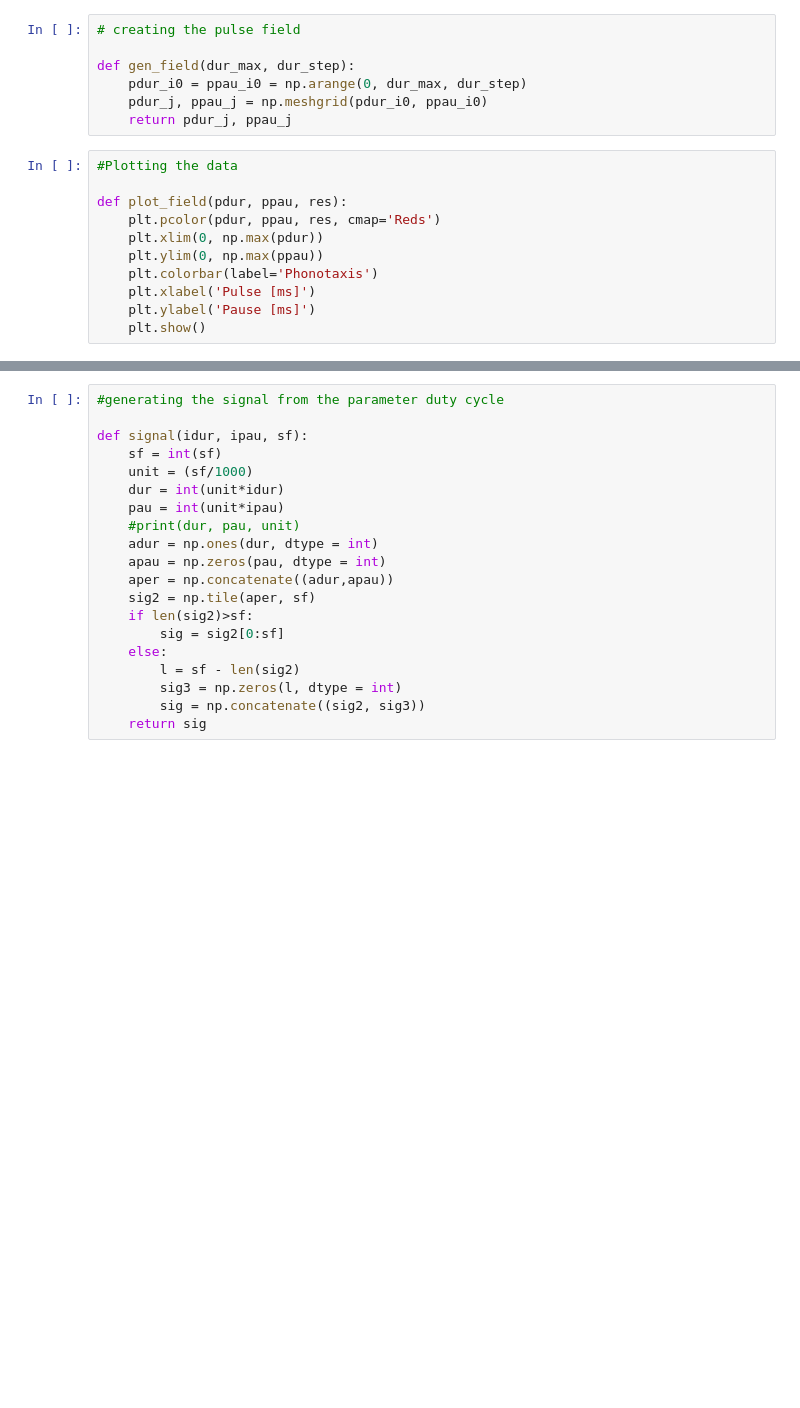
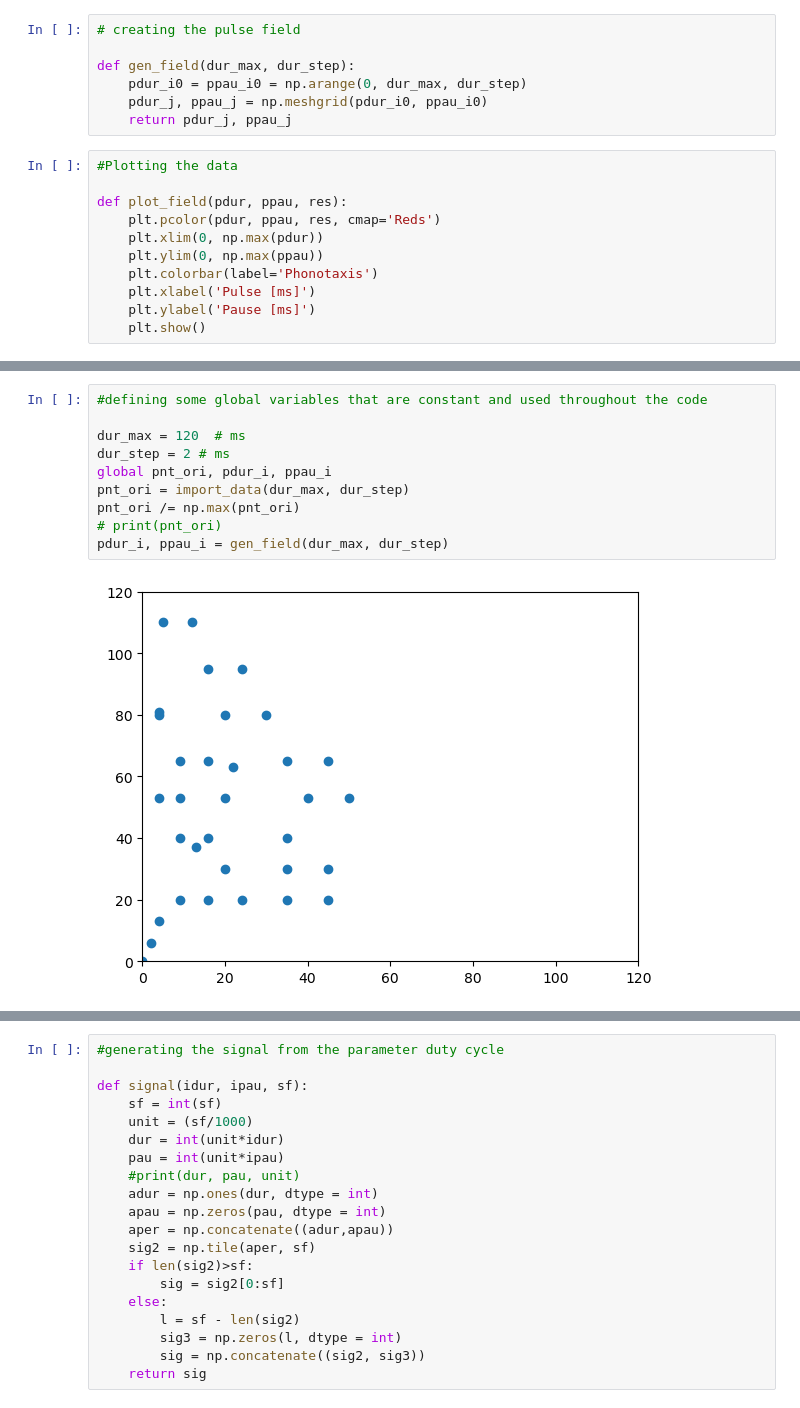
Before and after one commit to TheGeekyWarren/Lab_Rotation_Clemens, a Jupyter notebook: Final_Code-Copy1.ipynb, the cells around one changed output, grey strips where cells are left out. Saved outputs shown, nothing was run; the diff lists cells and outputs as text; blank space fills up the shorter version.

```diff
--- a/Final_Code-Copy1.ipynb
+++ b/Final_Code-Copy1.ipynb
@@ -75,3 +124,15 @@ pdur_i, ppau_i = gen_field(dur_max, dur_step)
+# %%
+#defining some global variables that are constant and used throughout the code
+
+dur_max = 120  # ms
+dur_step = 2 # ms
+global pnt_ori, pdur_i, ppau_i
+pnt_ori = import_data(dur_max, dur_step)
+pnt_ori /= np.max(pnt_ori)
+# print(pnt_ori)
+pdur_i, ppau_i = gen_field(dur_max, dur_step)
+# %% [output]
+[figure, added]
 # %%
 #For reference
 plot_field(pdur_i, ppau_i, pnt_ori)
```
Also changed, not shown: parts of 13 cells of this notebook.
